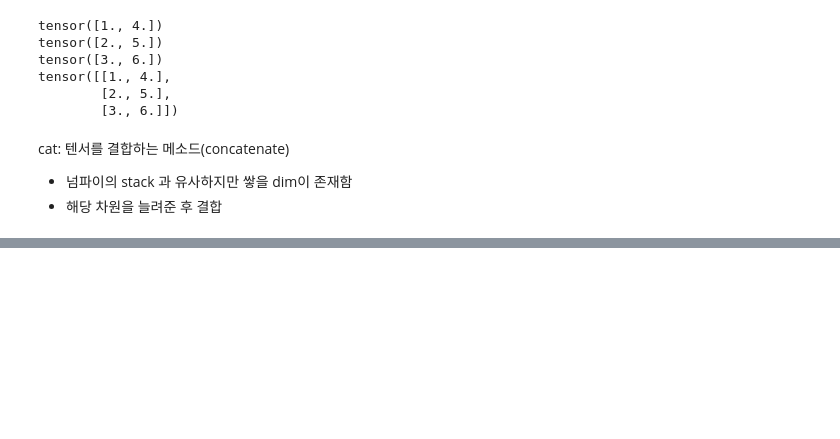
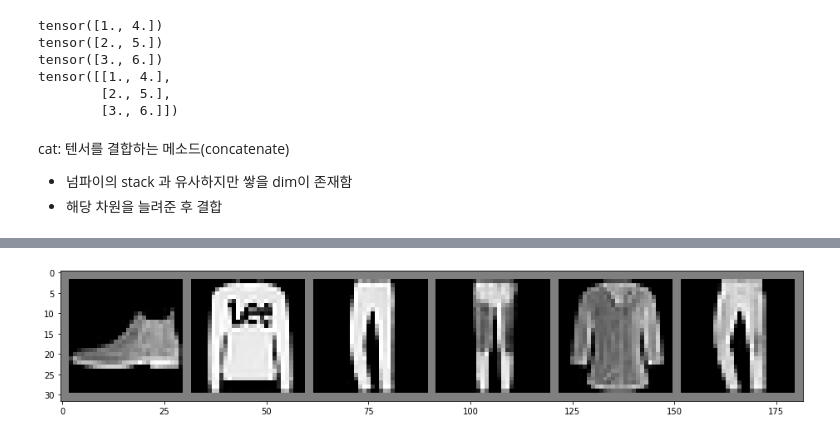
Before and after one commit to limlimlim99/-, a Jupyter notebook: pt1_파이토치기초.ipynb, the cells around one changed output, grey strips where cells are left out. Cells and saved outputs as stored; diff of their text form; code cells hidden in the pictures; blank space fills up the shorter version.

```diff
--- a/pt1_파이토치기초.ipynb
+++ b/pt1_파이토치기초.ipynb
@@ -774,0 +1366,18 @@ torch.Size([1, 6, 3])
+# %%
+#모델 테스트
+import numpy as np
+def imshow(image):
+  image = image / 2 + 0.5
+  npimg = image.numpy()
+
+  fig = plt.figure(figsize=(16,8))
+  plt.imshow(np.transpose(npimg, (1,2,0)))   #rgb -> gbr
+  plt.show()
+# %%
+import torchvision
+
+images, labels = next(iter(test_loader))
+
+imshow(torchvision.utils.make_grid(images[:6]))
+# %% [output]
+[figure, added]
```
Also changed, not shown: parts of 127 cells of this notebook.
